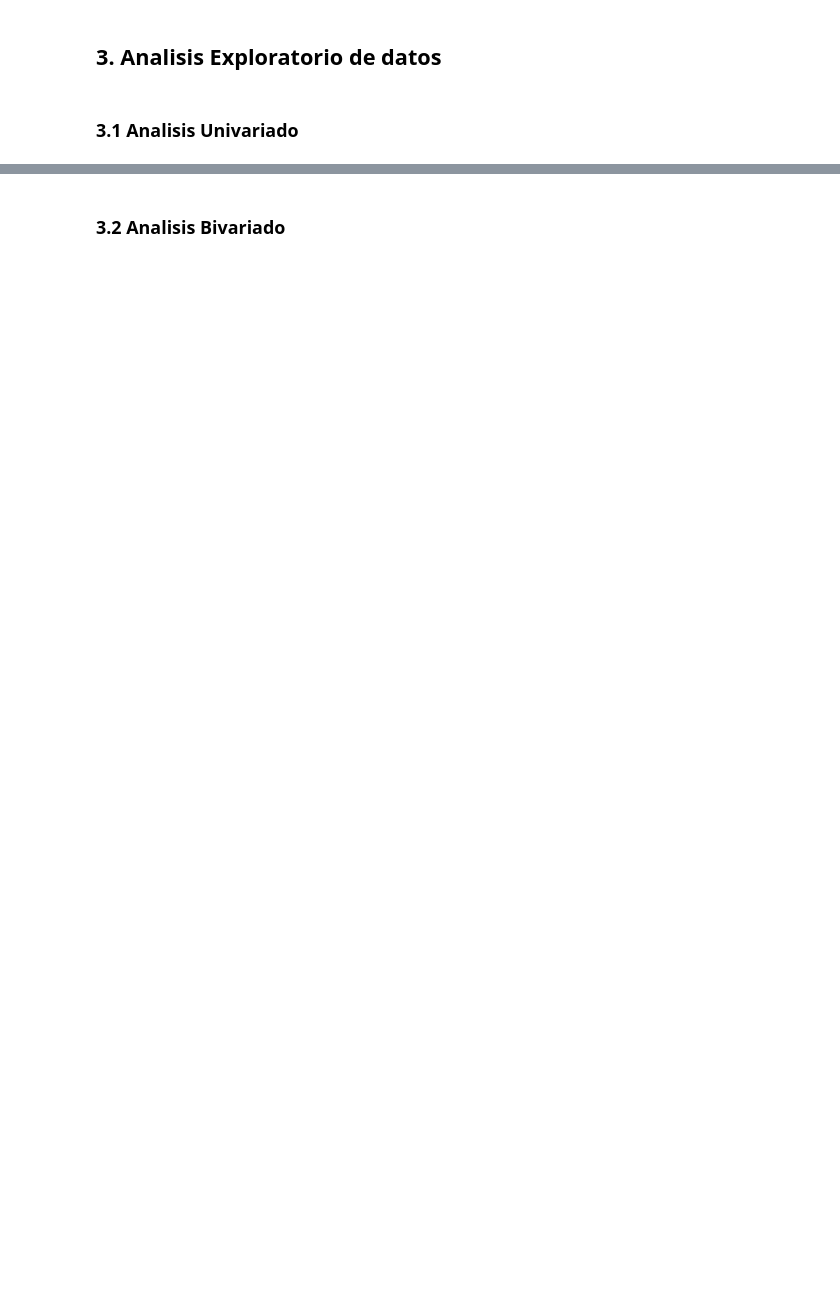
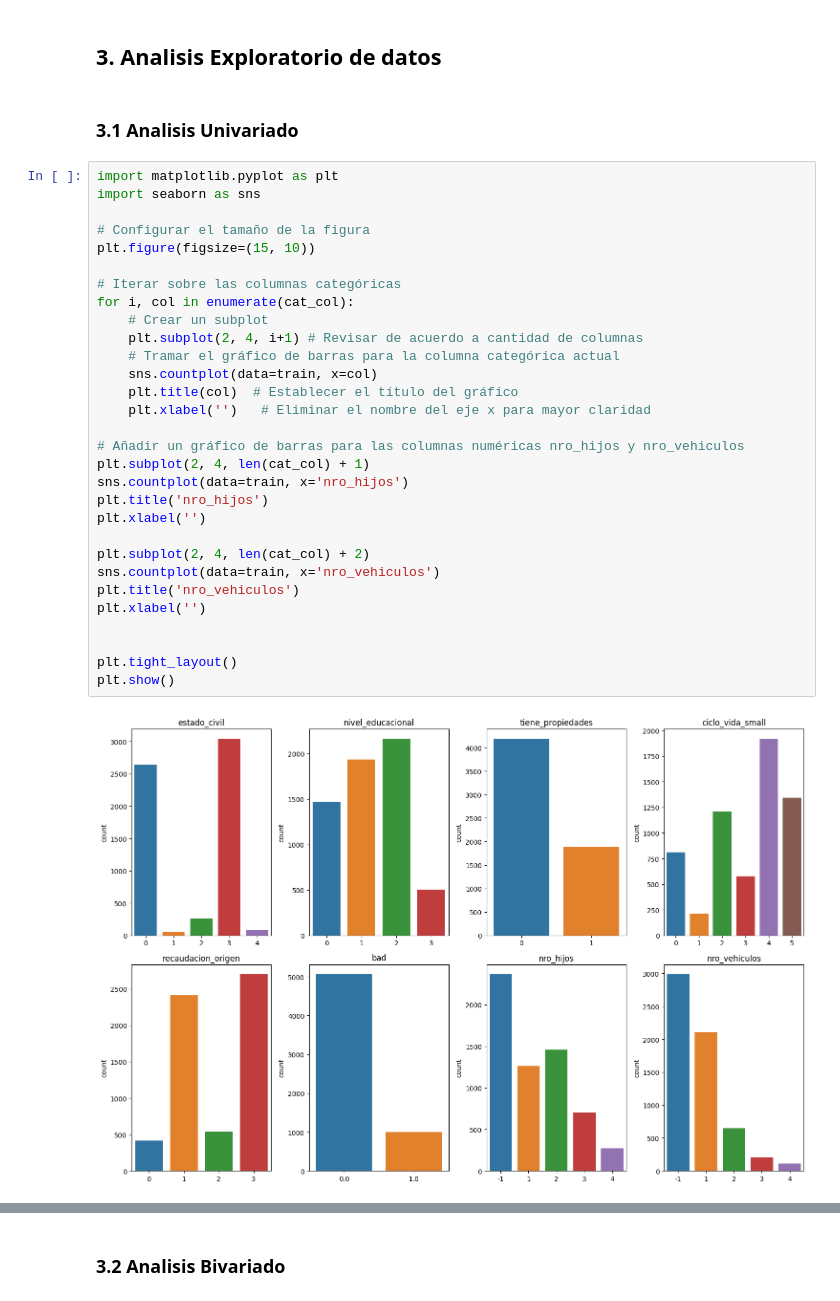
Before and after one commit to marioliza/machine_learning_tasks, a Jupyter notebook: classification/churn_rate/project_1/notebook.ipynb, the cells around one changed output, grey strips where cells are left out. Saved outputs shown, nothing was run; the diff lists cells and outputs as text; blank space fills up the shorter version.

```diff
--- a/classification/churn_rate/project_1/notebook.ipynb
+++ b/classification/churn_rate/project_1/notebook.ipynb
@@ -85,4 +313,36 @@ A continuación se encuentran las secciones que se espera se desarrollen durante
 # %% [markdown]
 ## **3. Analisis Exploratorio de datos**
-# %% [markdown]
-### 3.1 Analisis Univariado
+# %% [markdown]
+### 3.1 Analisis Univariado
+# %%
+import matplotlib.pyplot as plt
+import seaborn as sns
+
+# Configurar el tamaño de la figura
+plt.figure(figsize=(15, 10))
+
+# Iterar sobre las columnas categóricas
+for i, col in enumerate(cat_col):
+    # Crear un subplot
+    plt.subplot(2, 4, i+1) # Revisar de acuerdo a cantidad de columnas
+    # Tramar el gráfico de barras para la columna categórica actual
+    sns.countplot(data=train, x=col)
+    plt.title(col)  # Establecer el título del gráfico
+    plt.xlabel('')   # Eliminar el nombre del eje x para mayor claridad
+
+# Añadir un gráfico de barras para las columnas numéricas nro_hijos y nro_vehiculos
+plt.subplot(2, 4, len(cat_col) + 1)
+sns.countplot(data=train, x='nro_hijos')
+plt.title('nro_hijos')
+plt.xlabel('')
+
+plt.subplot(2, 4, len(cat_col) + 2)
+sns.countplot(data=train, x='nro_vehiculos')
+plt.title('nro_vehiculos')
+plt.xlabel('')
+
+
+plt.tight_layout()
+plt.show()
+# %% [output]
+[figure, added]
```
Also changed, not shown: parts of 35 cells of this notebook, 3 other files.
